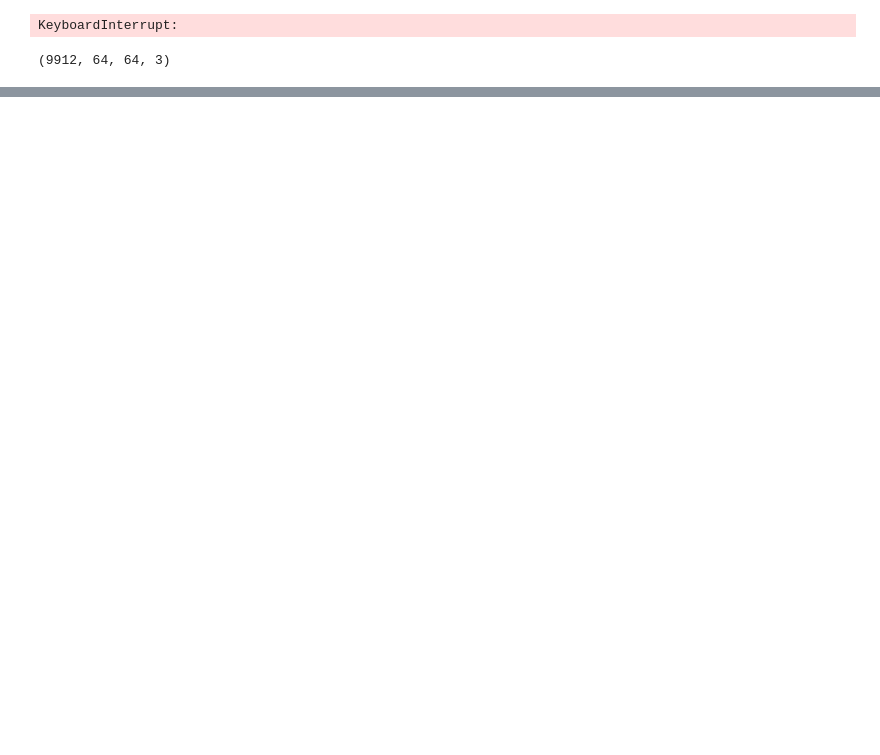
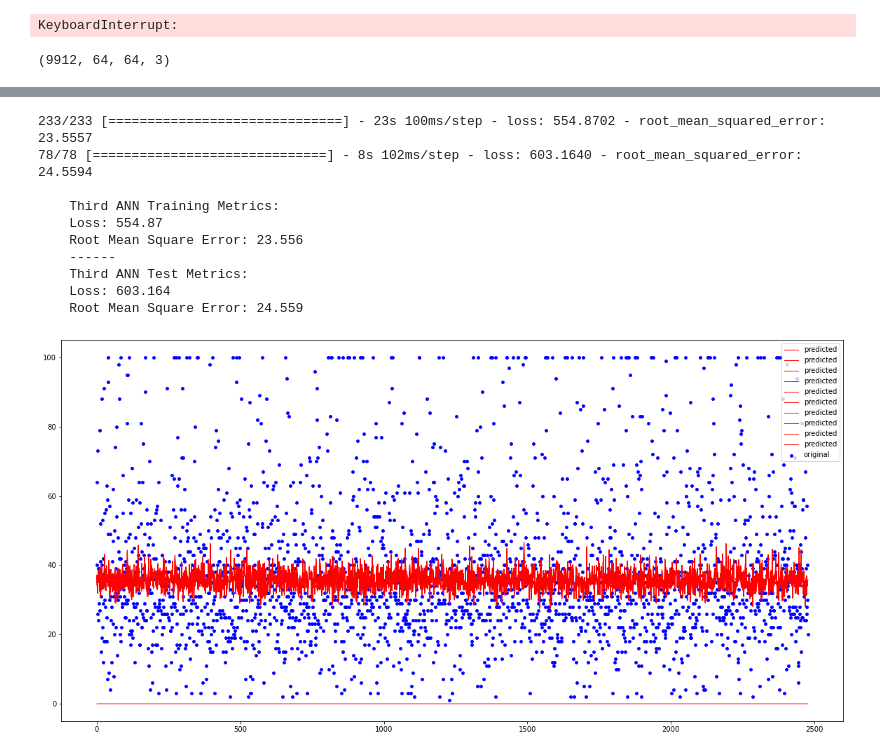
Before and after one commit to stevenaddison/Pet-Pawpularity, a Jupyter notebook: StevenNotebook.ipynb, the cells around one changed output, grey strips where cells are left out. Drawn from its saved outputs; the diff is of its cells as text; code cells hidden in the pictures; blank space fills up the shorter version.

```diff
--- a/StevenNotebook.ipynb
+++ b/StevenNotebook.ipynb
@@ -659,0 +151,9 @@ Epoch 5/5
+# %%
+def model_compfit(model, X_train, y_train, n_epochs):
+
+    # compile model with adam optimizer and mean squared error metric
+    model.compile(optimizer='adam',
+              loss=MeanSquaredError(),
+              metrics=[RootMeanSquaredError()])
+    # fit model on train sets with n number epochs
+    model.fit(X_train, y_train, epochs=n_epochs)
@@ -659,0 +296,9 @@ Epoch 5/5
+# %%
+ann3 = Sequential([
+        Flatten(),
+        Dense(3000, activation='relu'),
+        Dense(1000, activation='relu'),
+        Dense(10, activation='relu')
+      ])
+
+model_compfit(ann3, X_train, y_train, 10)
@@ -659,0 +326,14 @@ Epoch 5/5
+# %%
+model_eval(ann3, X_train, y_train, X_test, y_test, 'Third ANN')
+# %% [output]
+233/233 [==============================] - 23s 100ms/step - loss: 554.8702 - root_mean_squared_error: 23.5557
+78/78 [==============================] - 8s 102ms/step - loss: 603.1640 - root_mean_squared_error: 24.5594
+
+    Third ANN Training Metrics:
+    Loss: 554.87
+    Root Mean Square Error: 23.556
+    ------
+    Third ANN Test Metrics:
+    Loss: 603.164
+    Root Mean Square Error: 24.559
+[figure, added]
```
Also changed, not shown: parts of 64 cells of this notebook.
